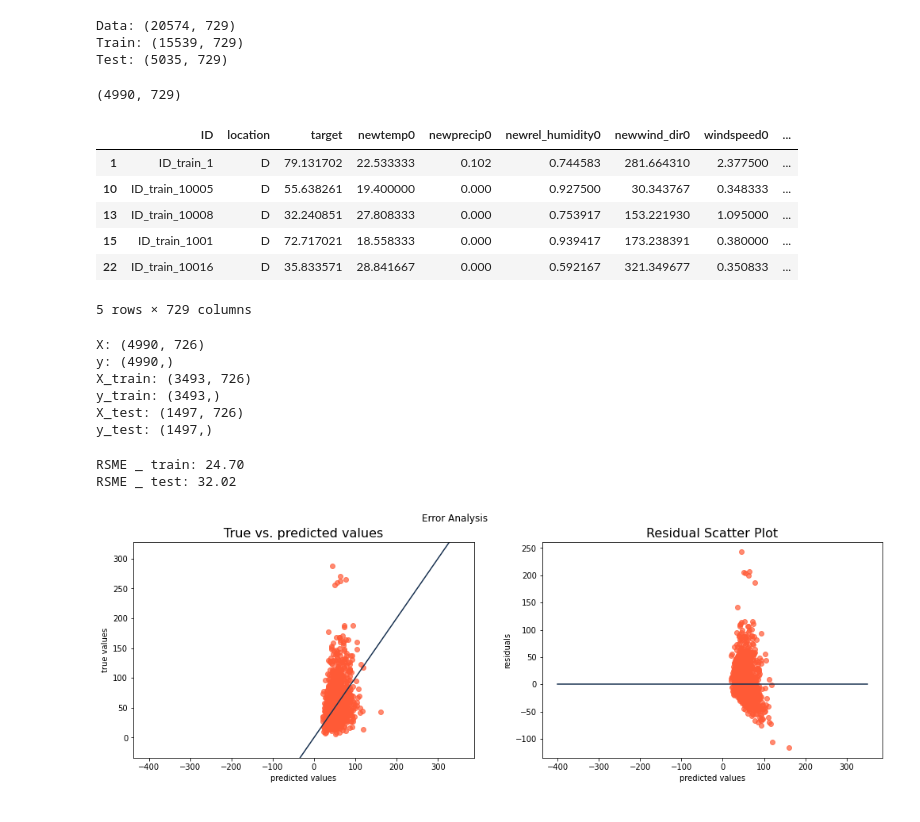
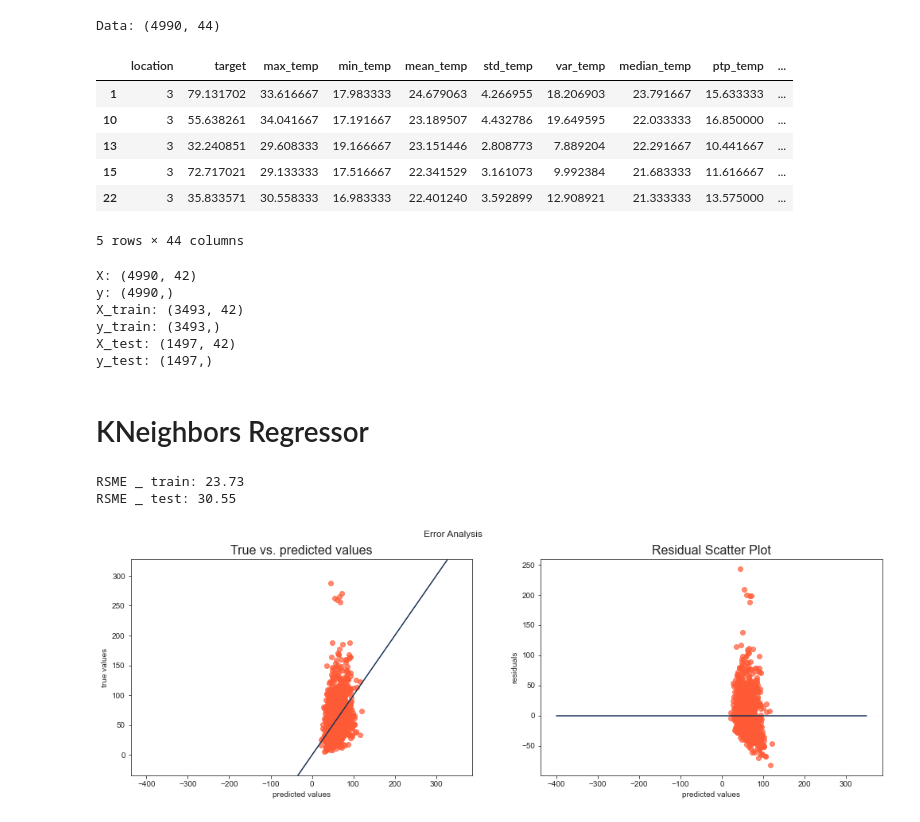
Before and after one commit to sm4rtm4art/airquality, a Jupyter notebook: KNRegressor.ipynb, the cells around one changed output. Cells and saved outputs as stored; diff of their text form; code cells hidden in the pictures.

```diff
--- a/KNRegressor.ipynb
+++ b/KNRegressor.ipynb
@@ -18,42 +25,31 @@ import numpy as np
 # %%
 # Import Data
-#data = pd.read_csv('data/data_encod.csv', index_col=[0])
-#data = pd.read_csv('data/train_771.csv', index_col=[0])
-data = pd.read_csv('data/data_729.csv', index_col=[0])
-train=data[data.target.notnull()].reset_index(drop=True)
-test=data[data.target.isna()].reset_index(drop=True)
+
+data = pd.read_csv('data/data_prep_reg.csv', index_col=[0]) # includes the statistics of the features only location D
+#data = pd.read_csv('data/data_prep_feat.csv', index_col=[0]) # includes all values as a new features only location D
+#data = pd.read_csv('data/data_prep_reg_all.csv', index_col=[0]) # include the statistics of the features an all locations
 
 print(f'Data: {data.shape}')
-print(f'Train: {train.shape}') #(15539, 44)
-print(f'Test: {test.shape}')
 # %% [output]
-Data: (20574, 729)
-Train: (15539, 729)
-Test: (5035, 729)
+Data: (4990, 44)
-# %%
-# select only Location D
-train = train[(train['location']== 'D')]
-train.shape
-# %% [output]
-(4990, 729)
 # %%
 #fillna
-train = train.fillna(train.mean())
+data = data.fillna(data.mean())
 # %%
-train.head()
+data.head()
 # %% [output]
-|  | ID | location | target | newtemp0 | newprecip0 | newrel_humidity0 | newwind_dir0 | windspeed0 | ... |
-| 1 | ID_train_1 | D | 79.131702 | 22.533333 | 0.102 | 0.744583 | 281.664310 | 2.377500 | ... |
-| 10 | ID_train_10005 | D | 55.638261 | 19.400000 | 0.000 | 0.927500 | 30.343767 | 0.348333 | ... |
-| 13 | ID_train_10008 | D | 32.240851 | 27.808333 | 0.000 | 0.753917 | 153.221930 | 1.095000 | ... |
-| 15 | ID_train_1001 | D | 72.717021 | 18.558333 | 0.000 | 0.939417 | 173.238391 | 0.380000 | ... |
-| 22 | ID_train_10016 | D | 35.833571 | 28.841667 | 0.000 | 0.592167 | 321.349677 | 0.350833 | ... |
+|  | location | target | max_temp | min_temp | mean_temp | std_temp | var_temp | median_temp | ptp_temp | ... |
+| 1 | 3 | 79.131702 | 33.616667 | 17.983333 | 24.679063 | 4.266955 | 18.206903 | 23.791667 | 15.633333 | ... |
+| 10 | 3 | 55.638261 | 34.041667 | 17.191667 | 23.189507 | 4.432786 | 19.649595 | 22.033333 | 16.850000 | ... |
+| 13 | 3 | 32.240851 | 29.608333 | 19.166667 | 23.151446 | 2.808773 | 7.889204 | 22.291667 | 10.441667 | ... |
+| 15 | 3 | 72.717021 | 29.133333 | 17.516667 | 22.341529 | 3.161073 | 9.992384 | 21.683333 | 11.616667 | ... |
+| 22 | 3 | 35.833571 | 30.558333 | 16.983333 | 22.401240 | 3.592899 | 12.908921 | 21.333333 | 13.575000 | ... |
-5 rows × 729 columns
+5 rows × 44 columns
 # %%
-columns_to_drop = ['target', 'ID', 'location']
+columns_to_drop = ['target', 'location']
 # define features and target
-X = train.drop(columns_to_drop, axis=1)
-y = train.target
+X = data.drop(columns_to_drop, axis=1)
+y = data.target
 
 # test train split:
 X_train, X_test, y_train, y_test = train_test_split(
@@ -68,11 +64,11 @@ print (f'y_train: {y_train.shape}')
 print (f'X_test: {X_test.shape}')
 print (f'y_test: {y_test.shape}')
 # %% [output]
-X: (4990, 726)
+X: (4990, 42)
 y: (4990,)
-X_train: (3493, 726)
+X_train: (3493, 42)
 y_train: (3493,)
-X_test: (1497, 726)
+X_test: (1497, 42)
 y_test: (1497,)
 # %%
 from sklearn.metrics import mean_squared_error
@@ -110,6 +106,12 @@ def error_analysis(y_test, y_pred_test):
     ax[1].set_ylabel("residuals")
     #ax[1].set_xlim((y_pred_test.min()-10), (y_pred_test.max()+10))
     #ax[1].set_ylim((residuals.min()-10), (residuals.max()+10));
+# %% [markdown]
+# KNeighbors Regressor
+# %%
+# collect results
+
+test_results = {}
 # %%
 # Instantiate our model
 knr = KNeighborsRegressor()
@@ -124,16 +126,18 @@ y_pred_test = knr.predict(X_test)
 # %%
 rsme_knr_train = rmse(y_train, y_pred_train )
 rsme_knr_test = rmse(y_test, y_pred_test )
+
+test_results['KNN'] = [rsme_knr_train, rsme_knr_test]
 
 print(f'RSME _ train: {rsme_knr_train:.2f}')
 print(f'RSME _ test: {rsme_knr_test:.2f}')
 
 # error analysis train:
 error_analysis(y_test, y_pred_test)
 # %% [output]
-RSME _ train: 24.70
-RSME _ test: 32.02
+RSME _ train: 23.73
+RSME _ test: 30.55
-[figure, old version]
+[figure, new version]
 # %%
 # error analysis train:
 error_analysis(y_train, y_pred_train)
```
Also changed, not shown: parts of 8 cells of this notebook.
